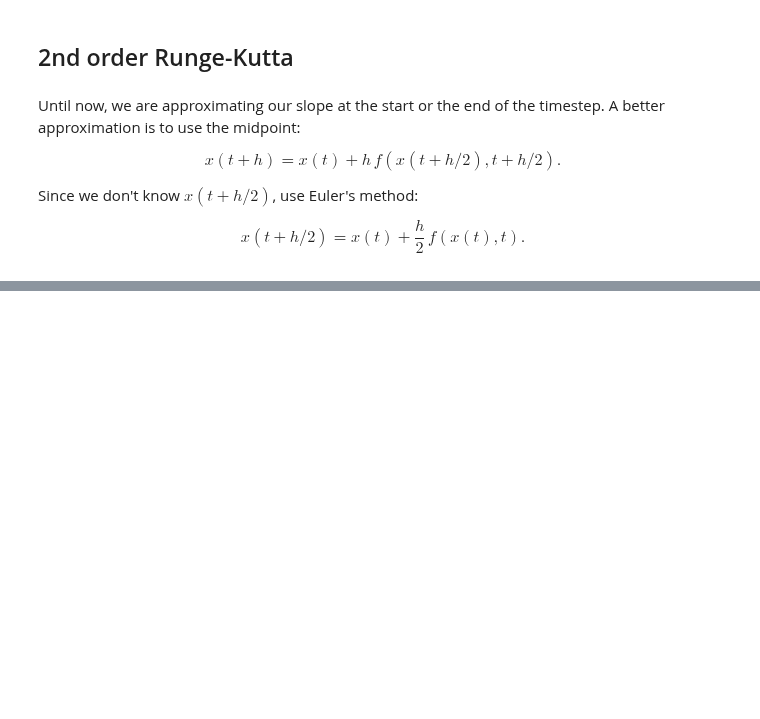
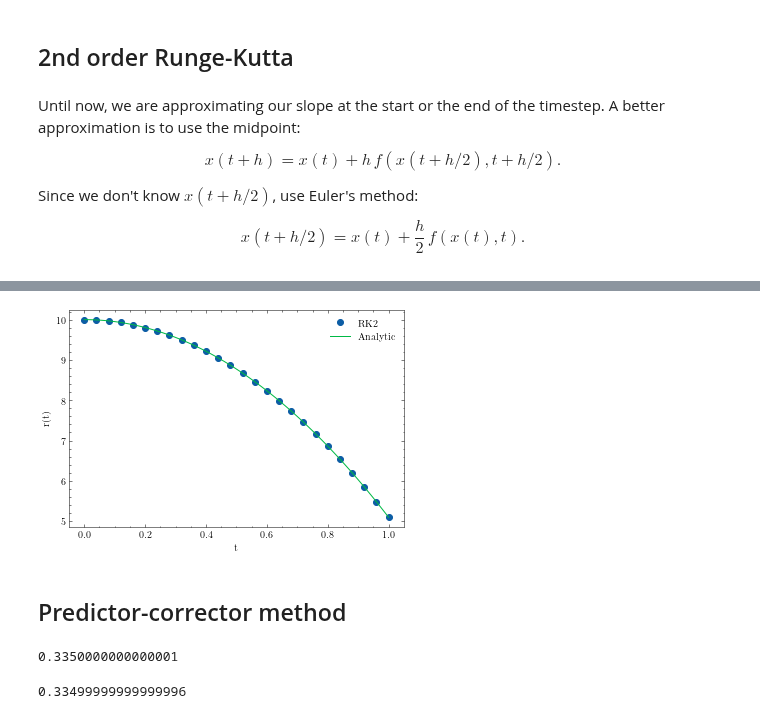
Before and after one commit to franklinzppa/fisica-computacional, a Jupyter notebook: week1.ipynb, the cells around one changed output, grey strips where cells are left out. Saved outputs shown, nothing was run; the diff lists cells and outputs as text; code cells hidden in the pictures; blank space fills up the shorter version.

```diff
--- a/week1.ipynb
+++ b/week1.ipynb
@@ -603,0 +581,24 @@ plt.show()
+# %%
+# If we want to sample some points
+
+dt = 0.01
+t = np.arange(0, 1.0 + dt, dt)
+N = len(t)
+
+r = np.zeros(N)
+v = np.zeros(N)
+r0 = 10.0
+v0 = 0.0
+r[0] = r0
+v[0] = v0
+
+r_rk2, v_rk2 = RK2_2nd_order(f_free_fall, r, v, t, dt)
+
+plt.plot(t[::4], r_rk2[::4], marker='o',linestyle='', label="RK2")
+plt.plot(t, 10.0 - 0.5*9.81*t**2, label="Analytic")
+plt.xlabel('t')
+plt.ylabel('r(t)')
+plt.legend()
+plt.show()
+# %% [output]
+[figure, added]
@@ -603,0 +610,27 @@ plt.show()
+# %% [markdown]
+## Predictor-corrector method
+# %%
+# Trapezoidal rule
+
+def f(x):
+    return x**2
+
+dx = 0.01
+x = np.arange(0, 1.0+dx, dx)
+
+trapz_int = 0.0
+
+for i in range(len(x)-1):
+    trapz_int += (f(x[i]) + f(x[i+1]))*0.5*dx
+
+trapz_int
+# %% [output]
+0.3350000000000001
+# %%
+# Scipy version
+
+from scipy import integrate
+
+integrate.trapz(f(x), x)
+# %% [output]
+0.33499999999999996
```
Also changed, not shown: parts of 19 cells of this notebook, 1 other file.
